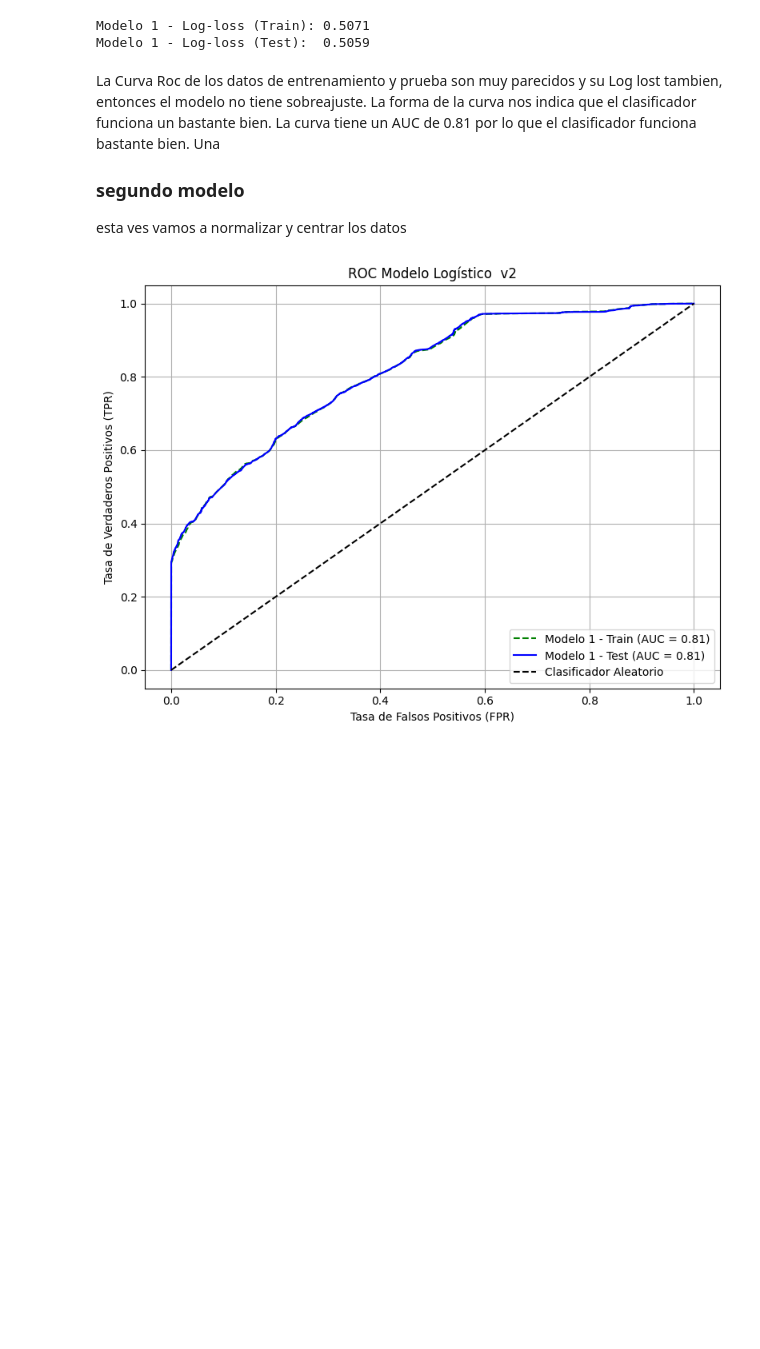
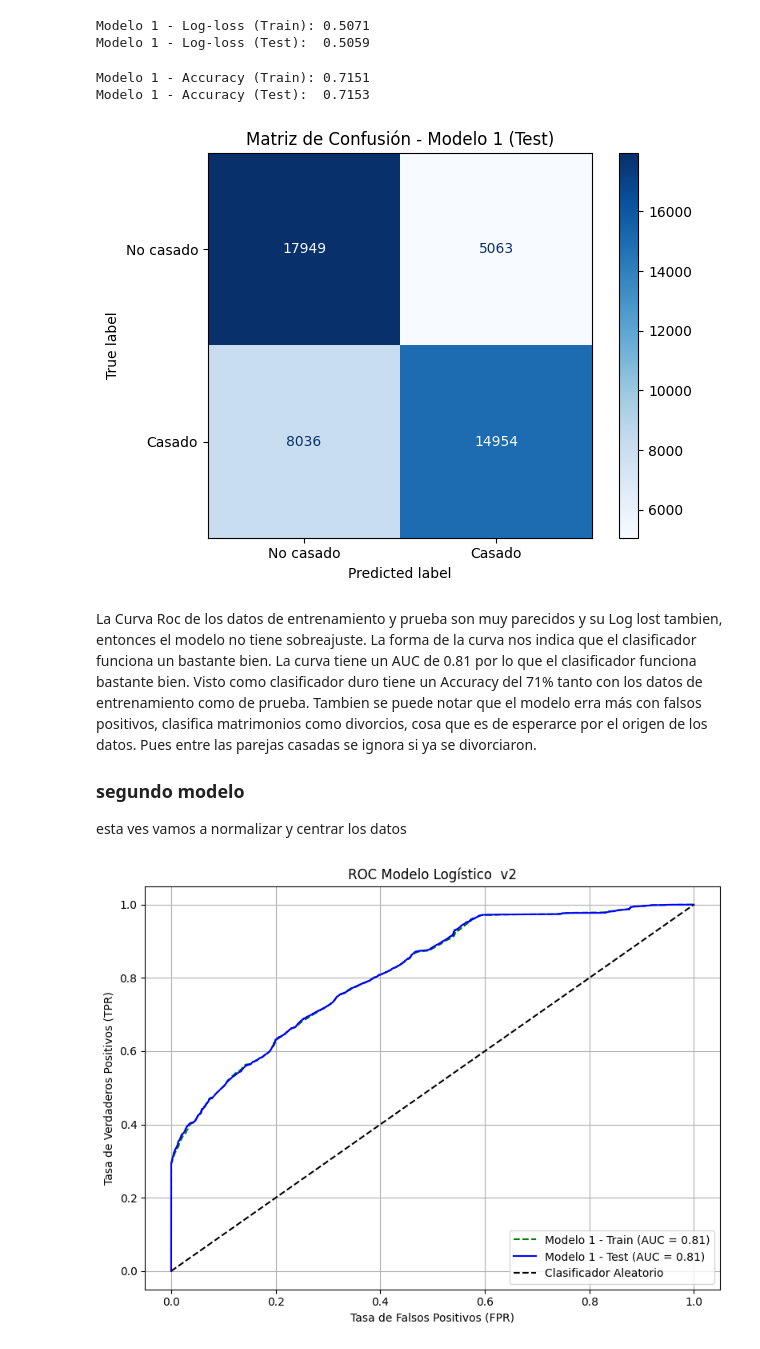
Before and after one commit to DanielRasho/MD-Proyecto3, a Jupyter notebook: ReporteFinal.ipynb, the cells around one changed output. Drawn from its saved outputs; the diff is of its cells as text; code cells hidden in the pictures; blank space fills up the shorter version.

```diff
--- a/ReporteFinal.ipynb
+++ b/ReporteFinal.ipynb
@@ -1403,8 +1503,33 @@ print(f"Modelo 1 - Log-loss (Test):  {logloss_v1_test:.4f}")
 [figure]
 Modelo 1 - Log-loss (Train): 0.5071
 Modelo 1 - Log-loss (Test):  0.5059
+# %%
+y_pred_v1_test = (y_proba_v1_test >= 0.5).astype(int)
+y_pred_v1_train = (y_proba_v1_train >= 0.5).astype(int)
+
+# Calcular accuracy
+acc_v1_train = accuracy_score(y_train, y_pred_v1_train)
+acc_v1_test = accuracy_score(y_test, y_pred_v1_test)
+
+print(f"Modelo 1 - Accuracy (Train): {acc_v1_train:.4f}")
+print(f"Modelo 1 - Accuracy (Test):  {acc_v1_test:.4f}")
+
+# Matriz de confusión (Test)
+cm_v1_test = confusion_matrix(y_test, y_pred_v1_test)
+
+# Mostrar matriz de confusión
+disp = ConfusionMatrixDisplay(confusion_matrix=cm_v1_test, display_labels=["No casado", "Casado"])
+disp.plot(cmap='Blues')
+plt.title('Matriz de Confusión - Modelo 1 (Test)')
+plt.grid(False)
+plt.tight_layout()
+plt.show()
+# %% [output]
+Modelo 1 - Accuracy (Train): 0.7151
+Modelo 1 - Accuracy (Test):  0.7153
+[figure, added]
 # %% [markdown]
-La Curva Roc de los datos de entrenamiento y prueba son muy parecidos y su Log lost tambien, entonces el modelo no tiene sobreajuste. La forma de la curva nos indica que el clasificador funciona un bastante bien. La curva tiene un AUC de 0.81 por lo que el clasificador funciona bastante bien. Una
+La Curva Roc de los datos de entrenamiento y prueba son muy parecidos y su Log lost tambien, entonces el modelo no tiene sobreajuste. La forma de la curva nos indica que el clasificador funciona un bastante bien. La curva tiene un AUC de 0.81 por lo que el clasificador funciona bastante bien. Visto como clasificador duro tiene un Accuracy del 71% tanto con los datos de entrenamiento como de prueba. Tambien se puede notar que el modelo erra más con falsos positivos, clasifica matrimonios como divorcios, cosa que es de esperarce por el origen de los datos. Pues entre las parejas casadas se ignora si ya se divorciaron.
 ### segundo modelo
 esta ves vamos a normalizar y centrar los datos
 # %%
```
Also changed, not shown: parts of 29 cells of this notebook, 1 other file.
